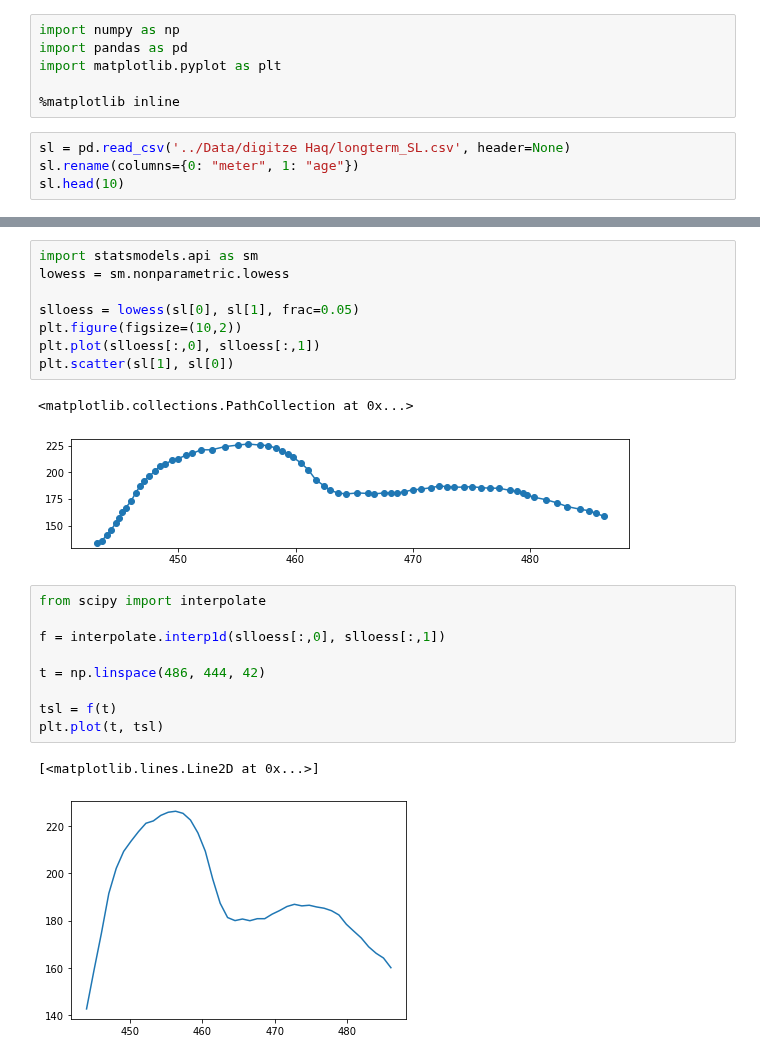
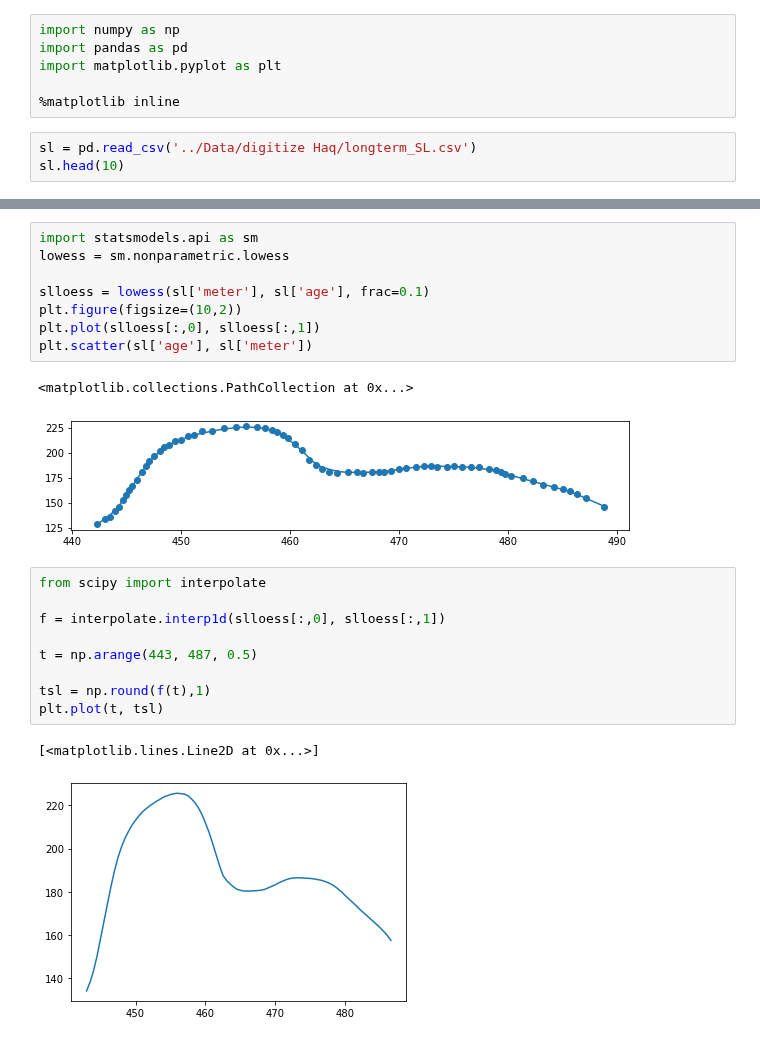
Before and after one commit to datuadiatma/avila_etal_2022, a Jupyter notebook: Notebook/Sea Levels.ipynb, the cells around one changed output, grey strips where cells are left out. Drawn from its saved outputs; the diff is of its cells as text.

```diff
--- a/Notebook/Sea Levels.ipynb
+++ b/Notebook/Sea Levels.ipynb
@@ -5,7 +5,6 @@ import matplotlib.pyplot as plt
 
 %matplotlib inline
 # %%
-sl = pd.read_csv('../Data/digitze Haq/longterm_SL.csv', header=None)
-sl.rename(columns={0: "meter", 1: "age"})
+sl = pd.read_csv('../Data/digitize Haq/longterm_SL.csv')
 sl.head(10)
 # %% [output]
@@ -29,22 +28,22 @@ sl.plot(x=0, y=1, kind='line')
 import statsmodels.api as sm
 lowess = sm.nonparametric.lowess
 
-slloess = lowess(sl[0], sl[1], frac=0.05)
+slloess = lowess(sl['meter'], sl['age'], frac=0.1)
 plt.figure(figsize=(10,2))
 plt.plot(slloess[:,0], slloess[:,1])
-plt.scatter(sl[1], sl[0])
+plt.scatter(sl['age'], sl['meter'])
 # %% [output]
 <matplotlib.collections.PathCollection at 0x...>
-[figure, old version]
+[figure, new version]
 # %%
 from scipy import interpolate
 
 f = interpolate.interp1d(slloess[:,0], slloess[:,1])
 
-t = np.linspace(486, 444, 42)
+t = np.arange(443, 487, 0.5)
 
-tsl = f(t)
+tsl = np.round(f(t),1)
 plt.plot(t, tsl)
 # %% [output]
 [<matplotlib.lines.Line2D at 0x...>]
-[figure, old version]
+[figure, new version]
```
Also changed, not shown: parts of 4 cells of this notebook, 8 other files.
